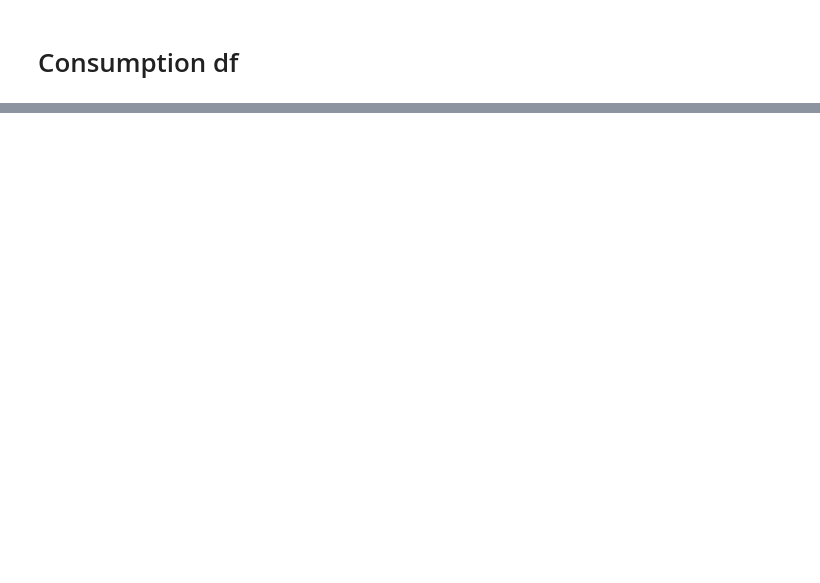
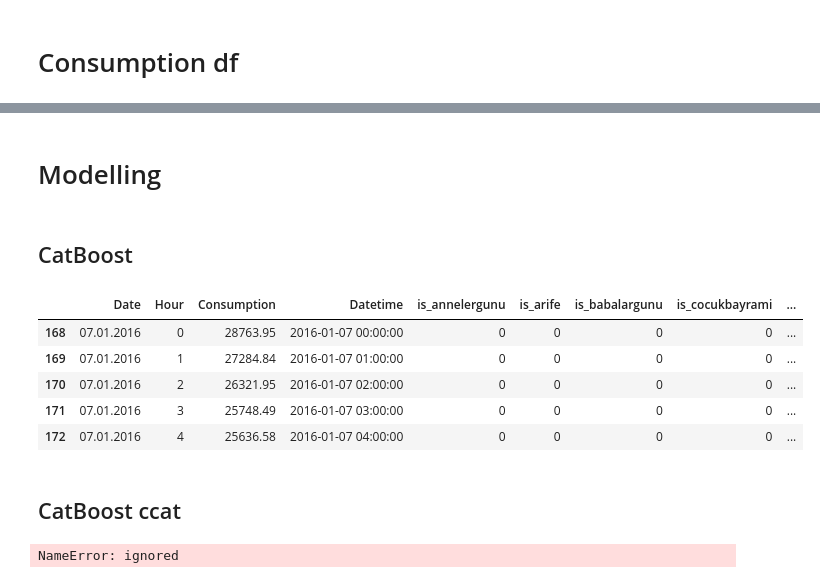
Before and after one commit to yakaralar/IE492, a Jupyter notebook: Decision_Trees_LGB_Keras.ipynb, the cells around one changed output, grey strips where cells are left out. Saved outputs shown, nothing was run; the diff lists cells and outputs as text; code cells hidden in the pictures; blank space fills up the shorter version.

```diff
--- a/Decision_Trees_LGB_Keras.ipynb
+++ b/Decision_Trees_LGB_Keras.ipynb
@@ -125,0 +116,21 @@ consumption_df
+# %% [markdown]
+# Modelling
+# %% [markdown]
+## CatBoost
+# %%
+cat_df_1=cons_holiday_binary.copy()
+cat_df_1["Hour"]=cat_df_1["Hour"].apply(lambda x:x.split(":")[0]).astype(int)
+cat_df_1["Day"]=cat_df_1["Date"].apply(lambda x:x.split(".")[0]).astype(int)
+cat_df_1["Month"]=cat_df_1["Date"].apply(lambda x:x.split(".")[1]).astype(int)
+cat_df_1["weekday"]=pd.to_datetime(cat_df_1["Date"]).apply(lambda x: x.weekday()).astype(int)
+cat_df_1["Consumption_2_lag"]=cat_df_1["Consumption"].shift(24*2)
+cat_df_1["Consumption_7_lag"]=cat_df_1["Consumption"].shift(24*7)
+cat_df_1=cat_df_1.dropna()
+cat_df_1.head()
+# %% [output]
+|  | Date | Hour | Consumption | Datetime | is_annelergunu | is_arife | is_babalargunu | is_cocukbayrami | ... |
+| 168 | 07.01.2016 | 0 | 28763.95 | 2016-01-07 00:00:00 | 0 | 0 | 0 | 0 | ... |
+| 169 | 07.01.2016 | 1 | 27284.84 | 2016-01-07 01:00:00 | 0 | 0 | 0 | 0 | ... |
+| 170 | 07.01.2016 | 2 | 26321.95 | 2016-01-07 02:00:00 | 0 | 0 | 0 | 0 | ... |
+| 171 | 07.01.2016 | 3 | 25748.49 | 2016-01-07 03:00:00 | 0 | 0 | 0 | 0 | ... |
+| 172 | 07.01.2016 | 4 | 25636.58 | 2016-01-07 04:00:00 | 0 | 0 | 0 | 0 | ... |
@@ -125,0 +171,14 @@ consumption_df
+# %% [markdown]
+## CatBoost ccat
+# %%
+cat_df_1=cons_holiday_binary.copy()
+cat_df_1["Hour"]=cat_df_1["Hour"].apply(lambda x:x.split(":")[0]).astype(int)
+cat_df_1["Day"]=cat_df_1["Date"].apply(lambda x:x.split(".")[0]).astype(int)
+cat_df_1["Month"]=cat_df_1["Date"].apply(lambda x:x.split(".")[1]).astype(int)
+cat_df_1["weekday"]=pd.to_datetime(cat_df_1["Date"]).apply(lambda x: x.weekday()).astype(int)
+cat_df_1["Consumption_2_lag"]=cat_df_1["Consumption"].shift(24*2)
+cat_df_1["Consumption_7_lag"]=cat_df_1["Consumption"].shift(24*7)
+cat_df_1=cat_df_1.dropna()
+cat_df_1.head()
+# %% [output]
+NameError: ignored
```
Also changed, not shown: parts of 11 cells of this notebook.
